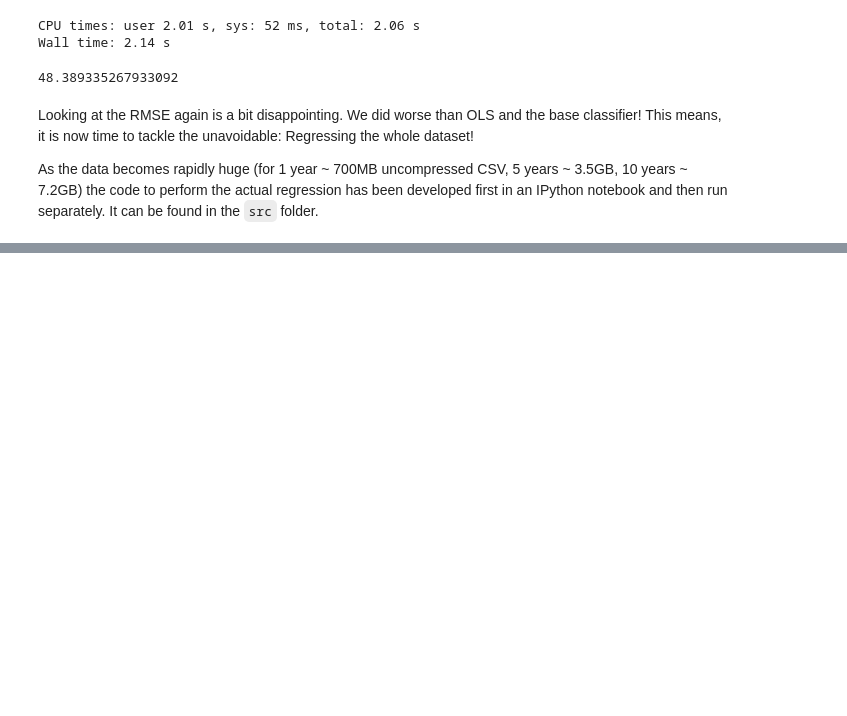
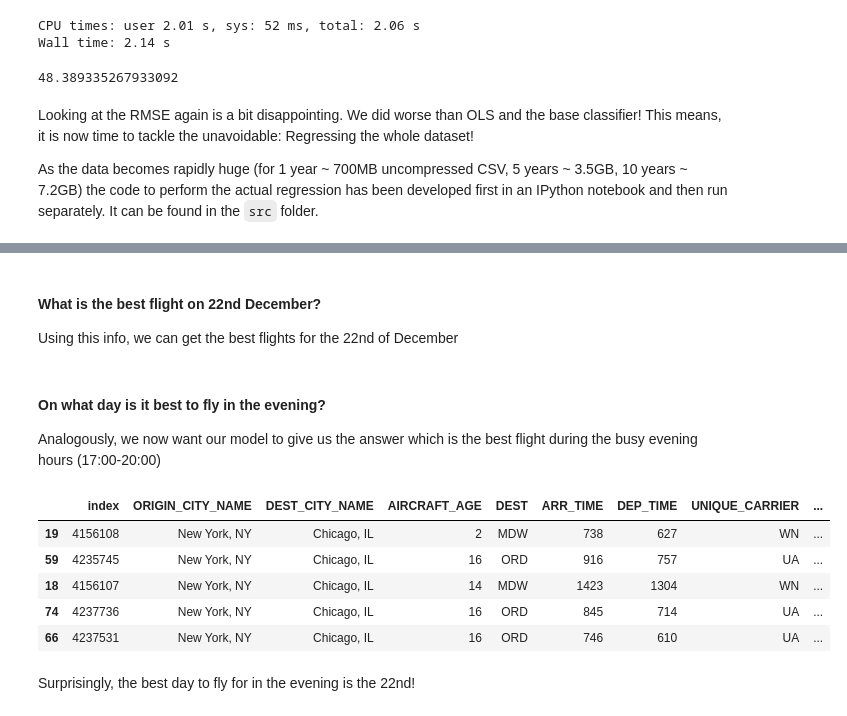
Before and after one commit to LeonhardFS/flightbbq, a Jupyter notebook: 04_PredictiveAnalytics.ipynb, the cells around one changed output, grey strips where cells are left out. Saved outputs shown, nothing was run; the diff lists cells and outputs as text; code cells hidden in the pictures; blank space fills up the shorter version.

Commit message:
updated predictive analytics notebook

```diff
--- a/04_PredictiveAnalytics.ipynb
+++ b/04_PredictiveAnalytics.ipynb
@@ -882,0 +939,6 @@ As the data becomes rapidly huge (for 1 year ~ 700MB uncompressed CSV, 5 years ~
+# %%
+# we are only interested in flights NY to Chicago!
+city_to = 'Chicago, IL'
+city_from = 'New York, NY'
+zone_to = 'America/Chicago'
+zone_from = 'America/New_York'
@@ -882,0 +975,5 @@ As the data becomes rapidly huge (for 1 year ~ 700MB uncompressed CSV, 5 years ~
+# %%
+mdl = load_model('results/models/2014model.json')
+
+# categorical feature encoder, fitted on the keys
+encoder = OneHotEncoder(sparse=True, n_values=mdl['encoder']['values'])
@@ -882,0 +1048,20 @@ As the data becomes rapidly huge (for 1 year ~ 700MB uncompressed CSV, 5 years ~
+# %%
+# create for each day info
+db['PREDICTED_DELAY'] = 0.
+db['FLIGHT_TIME'] = 0
+db['PREDICTED_FLIGHT_TIME'] = 0
+for index, row in db.iterrows():
+    print 'processing {idx}'.format(idx=index)
+    y_pred = predictDelayTime(row, mdl)
+    db.set_value(index, 'PREDICTED_DELAY', y_pred)
+
+    arr_time = datetime(year=2015, month=row['MONTH'], day=row['DAY_OF_MONTH'], \
+                        hour= int(row['ARR_TIME'] / 100), minute=int(row['ARR_TIME'] % 100))
+    dep_time = datetime(year=2015, month=row['MONTH'], day=row['DAY_OF_MONTH'], \
+                        hour= int(row['DEP_TIME'] / 100), minute=int(row['DEP_TIME'] % 100))
+
+    flight_time_in_min =  (convertToUTC(arr_time) - convertToUTC(dep_time))
+    flight_time_in_min = int(flight_time_in_min.total_seconds() / 60)
+
+    db.set_value(index, 'FLIGHT_TIME', flight_time_in_min)
+    db.set_value(index, 'PREDICTED_FLIGHT_TIME', y_pred + flight_time_in_min)
@@ -882,0 +1086,23 @@ As the data becomes rapidly huge (for 1 year ~ 700MB uncompressed CSV, 5 years ~
+# %% [markdown]
+#### What is the best flight on 22nd December?
+Using this info, we can get the best flights for the 22nd of December
+# %%
+db2 = db[db.DAY_OF_MONTH == 22]
+dbres2 = db2.sort('PREDICTED_FLIGHT_TIME')
+dbres2.to_csv('data/best_flights.csv')
+# %% [markdown]
+#### On what day is it best to fly in the evening?
+Analogously, we now want our model to give us the answer which is the best flight during the busy evening hours (17:00-20:00)
+# %%
+db3 = db[(db.DEP_TIME > 1700) & (db.DEP_TIME < 2000)]
+dbres3 = db2.sort('PREDICTED_FLIGHT_TIME')
+dbres3.head()
+# %% [output]
+|  | index | ORIGIN_CITY_NAME | DEST_CITY_NAME | AIRCRAFT_AGE | DEST | ARR_TIME | DEP_TIME | UNIQUE_CARRIER | ... |
+| 19 | 4156108 | New York, NY | Chicago, IL | 2 | MDW | 738 | 627 | WN | ... |
+| 59 | 4235745 | New York, NY | Chicago, IL | 16 | ORD | 916 | 757 | UA | ... |
+| 18 | 4156107 | New York, NY | Chicago, IL | 14 | MDW | 1423 | 1304 | WN | ... |
+| 74 | 4237736 | New York, NY | Chicago, IL | 16 | ORD | 845 | 714 | UA | ... |
+| 66 | 4237531 | New York, NY | Chicago, IL | 16 | ORD | 746 | 610 | UA | ... |
+# %% [markdown]
+Surprisingly, the best day to fly for in the evening is the 22nd!
```
Also changed, not shown: parts of 17 cells of this notebook, 3 other files.
